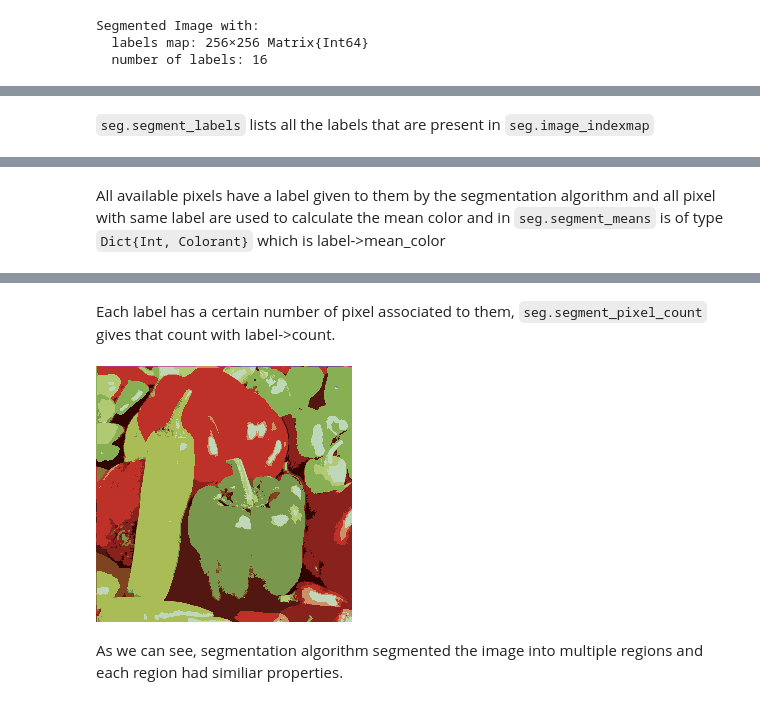
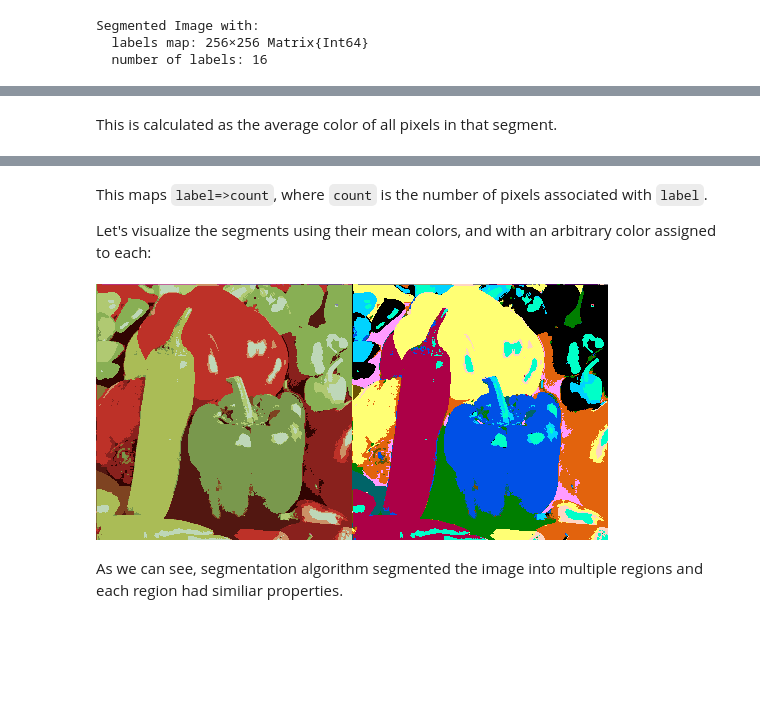
Before and after one commit to JuliaImages/JuliaCon23_ImageProcessingWorkshop, a Jupyter notebook: 4-Segmentation.ipynb, the cells around one changed output, grey strips where cells are left out. Saved outputs shown, nothing was run; the diff lists cells and outputs as text; code cells hidden in the pictures; blank space fills up the shorter version.

Commit message:
Tweaks to segmentation (#14)

```diff
--- a/4-Segmentation.ipynb
+++ b/4-Segmentation.ipynb
@@ -23,5 +33,5 @@ Let's apply unseeded_region_growing to the image to paritioning different portio
 # %%
-seg = unseeded_region_growing(img, 0.3)
+seg = unseeded_region_growing(img, #= difference threshold =# 0.3)
 # %% [output]
 Segmented Image with:
   labels map: 256×256 Matrix{Int64}
@@ -73,3 +63 @@ seg.segment_labels
-# %% [markdown]
-`seg.segment_labels` lists all the labels that are present in `seg.image_indexmap`
 # %%
@@ -93,5 +81,5 @@ Dict{Int64, RGB{Float32}} with 16 entries:
   2  => RGB{Float32}(0.74125,0.191528,0.155143)
   10 => RGB{Float32}(0.495846,0.263382,0.12812)
 # %% [markdown]
-All available pixels have a label given to them by the segmentation algorithm and all pixel with same label are used to calculate the mean color and in `seg.segment_means` is of type `Dict{Int, Colorant}` which is label->mean_color
+This is calculated as the average color of all pixels in that segment.
 # %%
@@ -115,15 +103,16 @@ Dict{Int64, Int64} with 16 entries:
   2  => 14069
   10 => 1114
 # %% [markdown]
-Each label has a certain number of pixel associated to them, `seg.segment_pixel_count` gives that count with label->count.
+This maps `label=>count`, where `count` is the number of pixels associated with `label`.
+
+Let's visualize the segments using their mean colors, and with an arbitrary color assigned to each:
 # %%
-img_up = zeros(RGB, (256,256));
-for i in eachindex(img)
-       img_up[i] = seg.segment_means[seg.image_indexmap[i]]
-end
-img_up
+img_up = [segment_mean(seg, idx) for idx in labels_map(seg)]
+lblcolors = distinguishable_colors(length(segment_mean(seg)))
+img_arb = [lblcolors[idx] for idx in labels_map(seg)]
+mosaic(img_up, img_arb; nrow=1)
 # %% [output]
-[figure, old version]
+[figure, new version]
 # %% [markdown]
 As we can see, segmentation algorithm segmented the image into multiple regions and each region had similiar properties.
 # %% [markdown]
```
Also changed, not shown: parts of 25 cells of this notebook.
